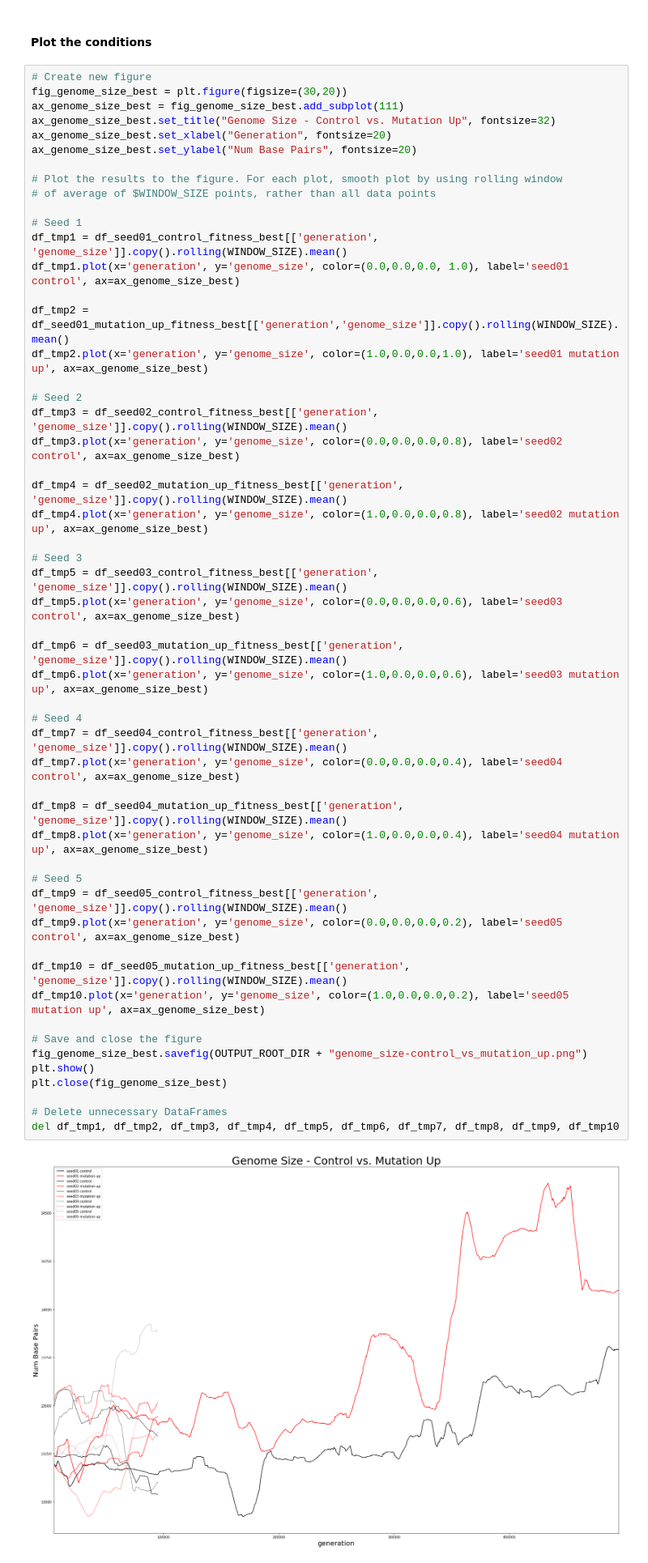
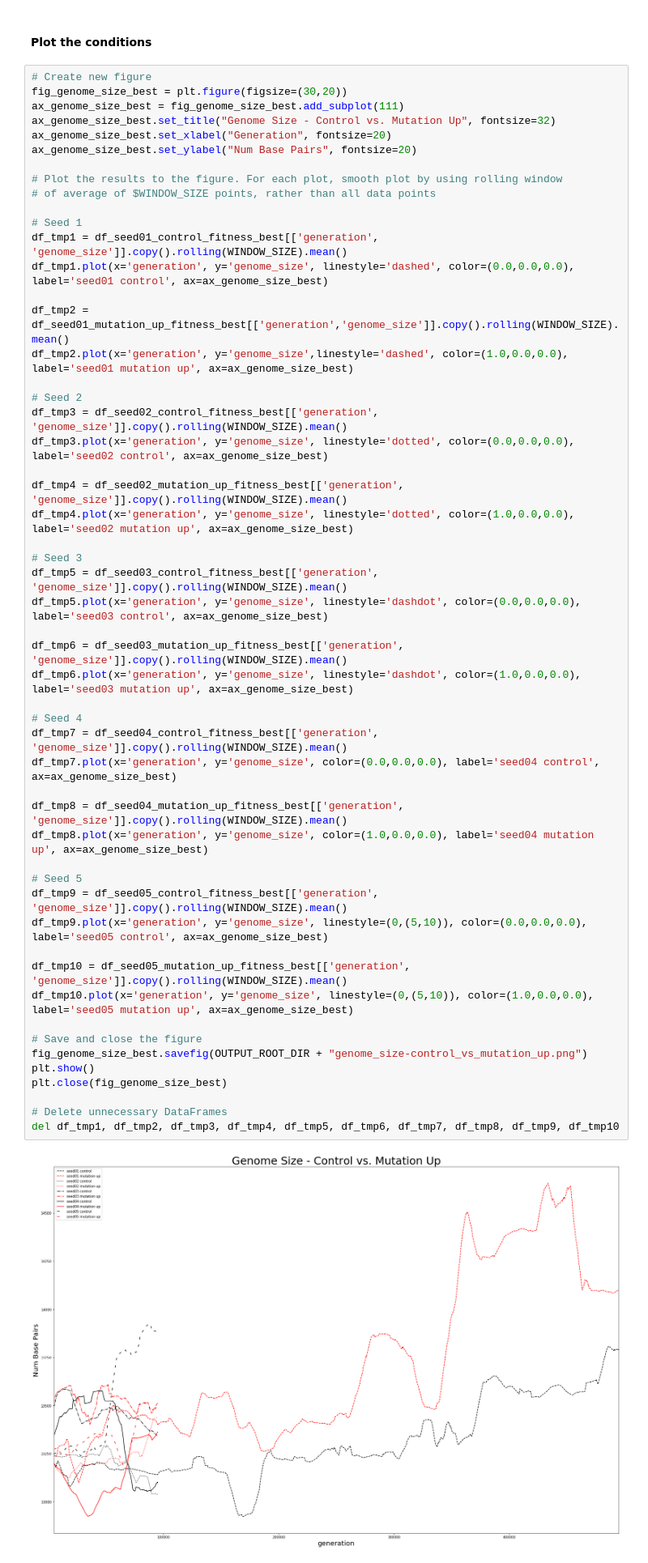
Before and after one commit to davisbk/thesis, a Jupyter notebook: Jupyter_Notebooks/Mutation_Up_Analysis.ipynb, the cells around one changed output. Shown at 81% size. Cells and saved outputs as stored; diff of their text form.

```diff
--- a/Jupyter_Notebooks/Mutation_Up_Analysis.ipynb
+++ b/Jupyter_Notebooks/Mutation_Up_Analysis.ipynb
@@ -73,48 +73,48 @@ ax_genome_size_best.set_ylabel("Num Base Pairs", fontsize=20)
 
 # Seed 1
 df_tmp1 = df_seed01_control_fitness_best[['generation', 'genome_size']].copy().rolling(WINDOW_SIZE).mean()
-df_tmp1.plot(x='generation', y='genome_size', color=(0.0,0.0,0.0, 1.0), label='seed01 control', ax=ax_genome_size_best)
+df_tmp1.plot(x='generation', y='genome_size', linestyle='dashed', color=(0.0,0.0,0.0), label='seed01 control', ax=ax_genome_size_best)
 
 df_tmp2 = df_seed01_mutation_up_fitness_best[['generation','genome_size']].copy().rolling(WINDOW_SIZE).mean()
-df_tmp2.plot(x='generation', y='genome_size', color=(1.0,0.0,0.0,1.0), label='seed01 mutation up', ax=ax_genome_size_best)
+df_tmp2.plot(x='generation', y='genome_size',linestyle='dashed', color=(1.0,0.0,0.0), label='seed01 mutation up', ax=ax_genome_size_best)
 
 # Seed 2
 df_tmp3 = df_seed02_control_fitness_best[['generation', 'genome_size']].copy().rolling(WINDOW_SIZE).mean()
-df_tmp3.plot(x='generation', y='genome_size', color=(0.0,0.0,0.0,0.8), label='seed02 control', ax=ax_genome_size_best)
+df_tmp3.plot(x='generation', y='genome_size', linestyle='dotted', color=(0.0,0.0,0.0), label='seed02 control', ax=ax_genome_size_best)
 
 df_tmp4 = df_seed02_mutation_up_fitness_best[['generation', 'genome_size']].copy().rolling(WINDOW_SIZE).mean()
-df_tmp4.plot(x='generation', y='genome_size', color=(1.0,0.0,0.0,0.8), label='seed02 mutation up', ax=ax_genome_size_best)
+df_tmp4.plot(x='generation', y='genome_size', linestyle='dotted', color=(1.0,0.0,0.0), label='seed02 mutation up', ax=ax_genome_size_best)
 
 # Seed 3
 df_tmp5 = df_seed03_control_fitness_best[['generation', 'genome_size']].copy().rolling(WINDOW_SIZE).mean()
-df_tmp5.plot(x='generation', y='genome_size', color=(0.0,0.0,0.0,0.6), label='seed03 control', ax=ax_genome_size_best)
+df_tmp5.plot(x='generation', y='genome_size', linestyle='dashdot', color=(0.0,0.0,0.0), label='seed03 control', ax=ax_genome_size_best)
 
 df_tmp6 = df_seed03_mutation_up_fitness_best[['generation', 'genome_size']].copy().rolling(WINDOW_SIZE).mean()
-df_tmp6.plot(x='generation', y='genome_size', color=(1.0,0.0,0.0,0.6), label='seed03 mutation up', ax=ax_genome_size_best)
+df_tmp6.plot(x='generation', y='genome_size', linestyle='dashdot', color=(1.0,0.0,0.0), label='seed03 mutation up', ax=ax_genome_size_best)
 
 # Seed 4
 df_tmp7 = df_seed04_control_fitness_best[['generation', 'genome_size']].copy().rolling(WINDOW_SIZE).mean()
-df_tmp7.plot(x='generation', y='genome_size', color=(0.0,0.0,0.0,0.4), label='seed04 control', ax=ax_genome_size_best)
+df_tmp7.plot(x='generation', y='genome_size', color=(0.0,0.0,0.0), label='seed04 control', ax=ax_genome_size_best)
 
 df_tmp8 = df_seed04_mutation_up_fitness_best[['generation', 'genome_size']].copy().rolling(WINDOW_SIZE).mean()
-df_tmp8.plot(x='generation', y='genome_size', color=(1.0,0.0,0.0,0.4), label='seed04 mutation up', ax=ax_genome_size_best)
+df_tmp8.plot(x='generation', y='genome_size', color=(1.0,0.0,0.0), label='seed04 mutation up', ax=ax_genome_size_best)
 
 # Seed 5
 df_tmp9 = df_seed05_control_fitness_best[['generation', 'genome_size']].copy().rolling(WINDOW_SIZE).mean()
-df_tmp9.plot(x='generation', y='genome_size', color=(0.0,0.0,0.0,0.2), label='seed05 control', ax=ax_genome_size_best)
+df_tmp9.plot(x='generation', y='genome_size', linestyle=(0,(5,10)), color=(0.0,0.0,0.0), label='seed05 control', ax=ax_genome_size_best)
 
 df_tmp10 = df_seed05_mutation_up_fitness_best[['generation', 'genome_size']].copy().rolling(WINDOW_SIZE).mean()
-df_tmp10.plot(x='generation', y='genome_size', color=(1.0,0.0,0.0,0.2), label='seed05 mutation up', ax=ax_genome_size_best)
+df_tmp10.plot(x='generation', y='genome_size', linestyle=(0,(5,10)), color=(1.0,0.0,0.0), label='seed05 mutation up', ax=ax_genome_size_best)
 
 # Save and close the figure
 fig_genome_size_best.savefig(OUTPUT_ROOT_DIR + "genome_size-control_vs_mutation_up.png")
 plt.show()
 plt.close(fig_genome_size_best)
 
 # Delete unnecessary DataFrames
 del df_tmp1, df_tmp2, df_tmp3, df_tmp4, df_tmp5, df_tmp6, df_tmp7, df_tmp8, df_tmp9, df_tmp10
 # %% [output]
-[figure, old version]
+[figure, new version]
 # %% [markdown]
 #### Analysis
 # %% [markdown]
```
Also changed, not shown: parts of 3 cells of this notebook.
